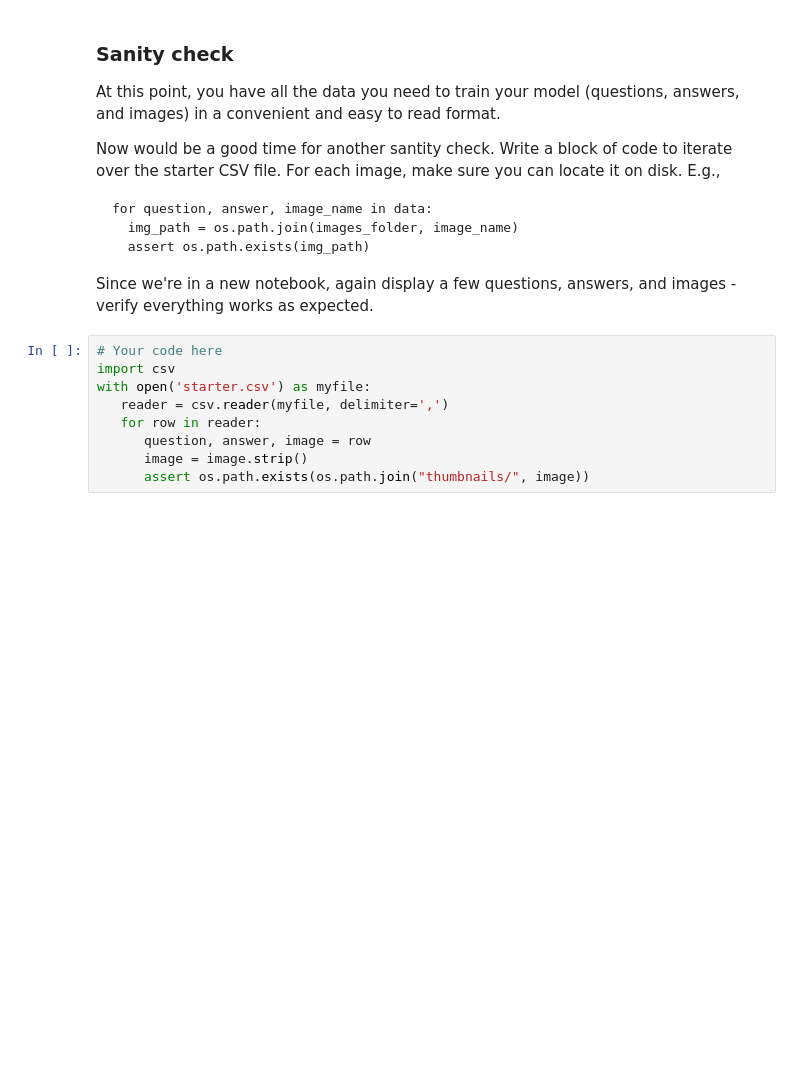
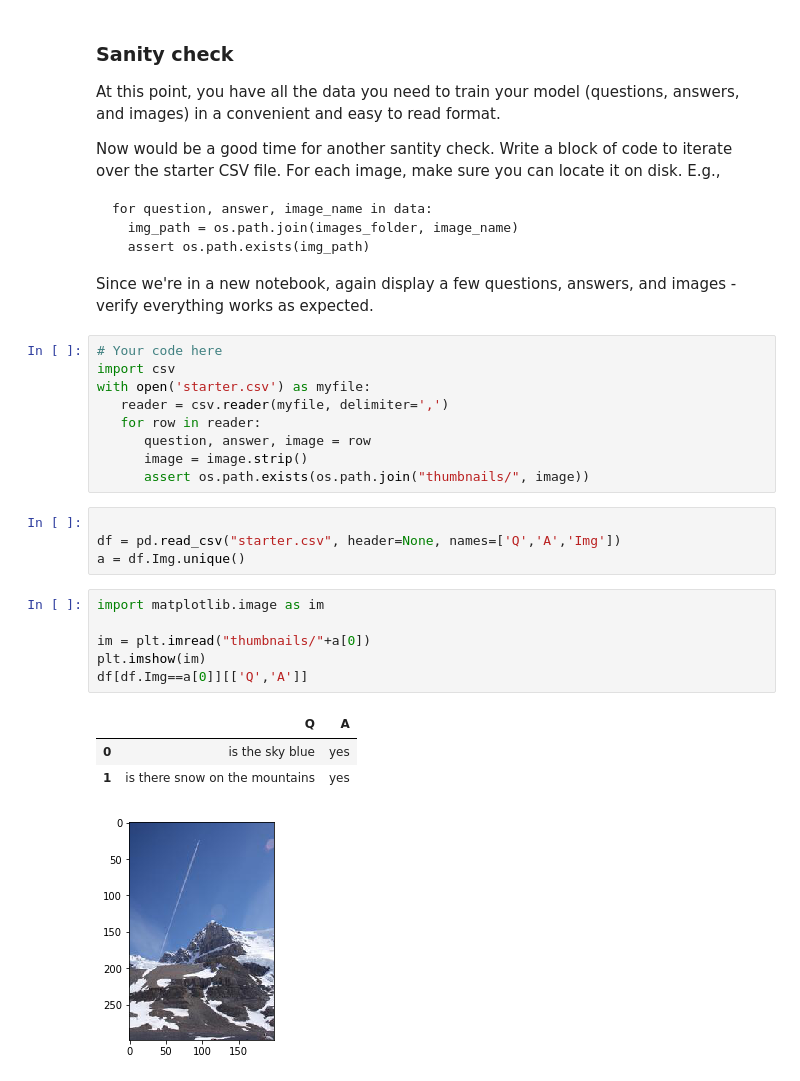
Before and after one commit to ysjbluemoon/Applied-Deep-Learning, a Jupyter notebook: Assignment 4/a4_2.ipynb, the cells around one changed output. Cells and saved outputs as stored; diff of their text form; blank space fills up the shorter version.

```diff
--- a/Assignment 4/a4_2.ipynb
+++ b/Assignment 4/a4_2.ipynb
@@ -97,3 +100,18 @@ with open('starter.csv') as myfile:
       question, answer, image = row
       image = image.strip()
       assert os.path.exists(os.path.join("thumbnails/", image))
+# %%
+
+df = pd.read_csv("starter.csv", header=None, names=['Q','A','Img'])
+a = df.Img.unique()
+# %%
+import matplotlib.image as im
+
+im = plt.imread("thumbnails/"+a[0])
+plt.imshow(im)
+df[df.Img==a[0]][['Q','A']]
+# %% [output]
+|  | Q | A |
+| 0 | is the sky blue | yes |
+| 1 | is there snow on the mountains | yes |
+[figure, added]
```
Also changed, not shown: parts of 14 cells of this notebook.
